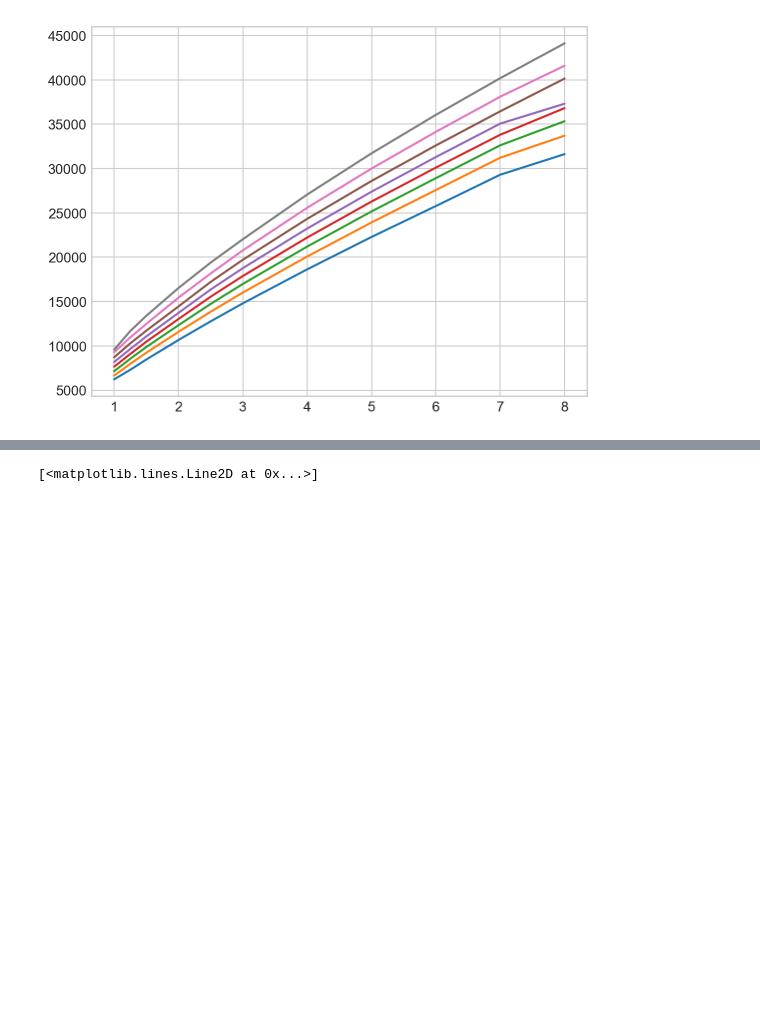
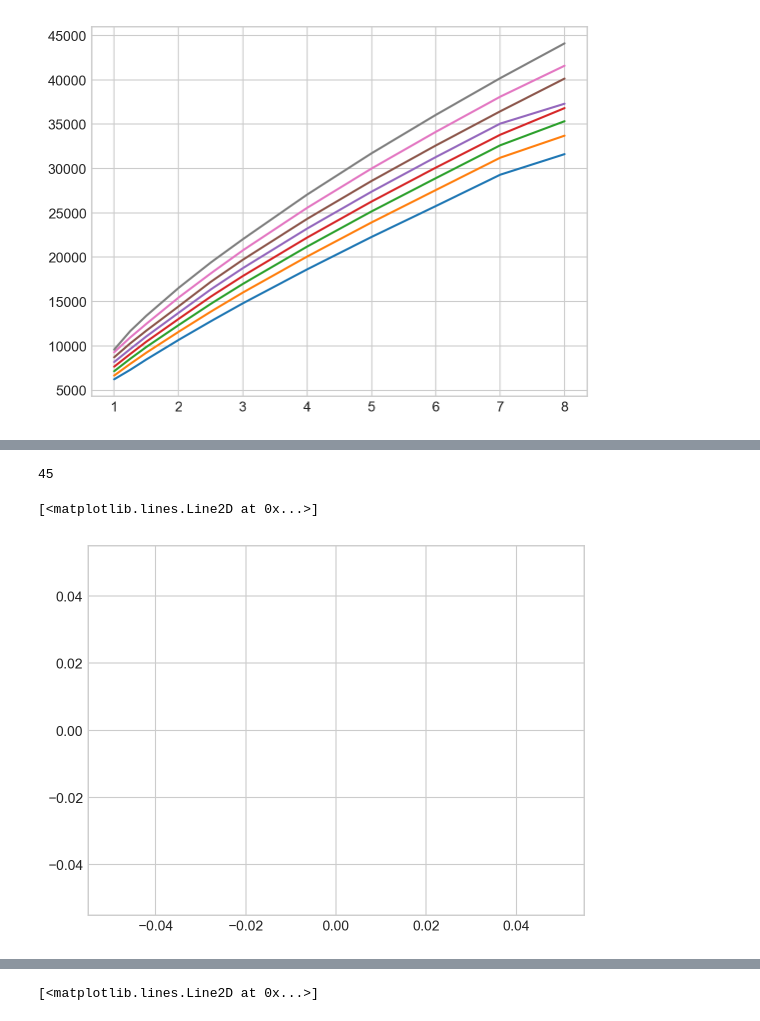
Before and after one commit to zhangjis/CMAPPER_rock, a Jupyter notebook: plot.ipynb, the cells around one changed output, grey strips where cells are left out. Drawn from its saved outputs; the diff is of its cells as text; code cells hidden in the pictures; blank space fills up the shorter version.

```diff
--- a/plot.ipynb
+++ b/plot.ipynb
@@ -379,0 +244,11 @@ plot(temp_arr)
+# %%
+for i in range(int(core_zone-1)):
+    if s[:,8][i]>0 and s[:,8][i+1]==0.0:
+        print(i)
+# %% [output]
+45
+# %%
+plot(s[:,8][:0],linestyle='dashed',color='royalblue',linewidth=1.5,label='Core conductive heat flux')
+# %% [output]
+[<matplotlib.lines.Line2D at 0x...>]
+[figure, added]
```
Also changed, not shown: parts of 49 cells of this notebook, 2 other files.
